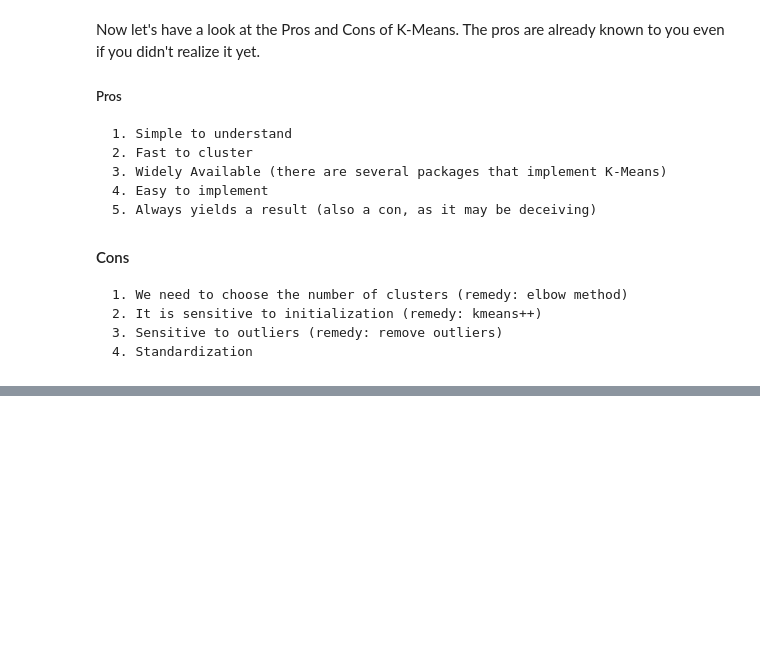
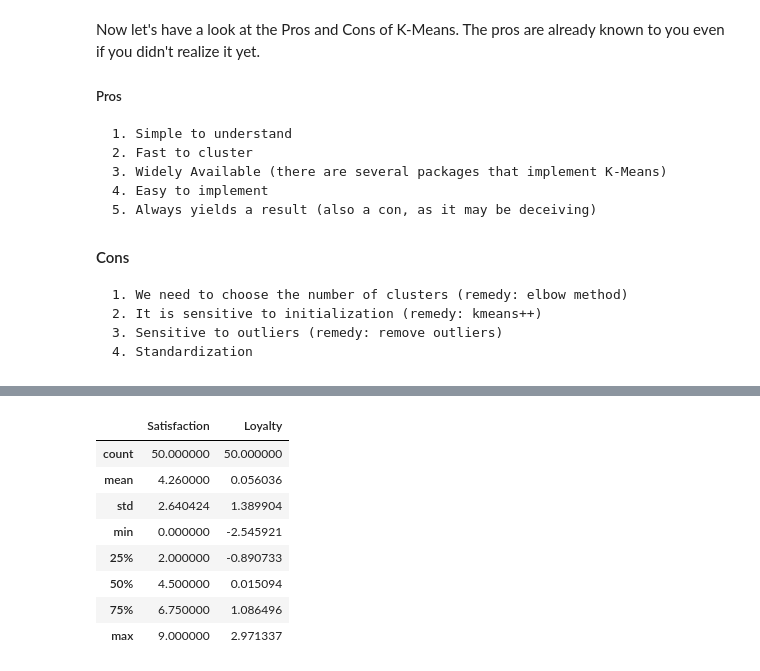
Before and after one commit to alexandrehsd/cluster-analysis, a Jupyter notebook: Cluster Analysis.ipynb, the cells around one changed output, grey strips where cells are left out. Drawn from its saved outputs; the diff is of its cells as text; code cells hidden in the pictures; blank space fills up the shorter version.

```diff
--- a/Cluster Analysis.ipynb
+++ b/Cluster Analysis.ipynb
@@ -335,0 +363,12 @@ Now let's have a look at the Pros and Cons of K-Means. The pros are already know
+# %%
+data.describe()
+# %% [output]
+|  | Satisfaction | Loyalty |
+| count | 50.000000 | 50.000000 |
+| mean | 4.260000 | 0.056036 |
+| std | 2.640424 | 1.389904 |
+| min | 0.000000 | -2.545921 |
+| 25% | 2.000000 | -0.890733 |
+| 50% | 4.500000 | 0.015094 |
+| 75% | 6.750000 | 1.086496 |
+| max | 9.000000 | 2.971337 |
```
Also changed, not shown: parts of 28 cells of this notebook.
